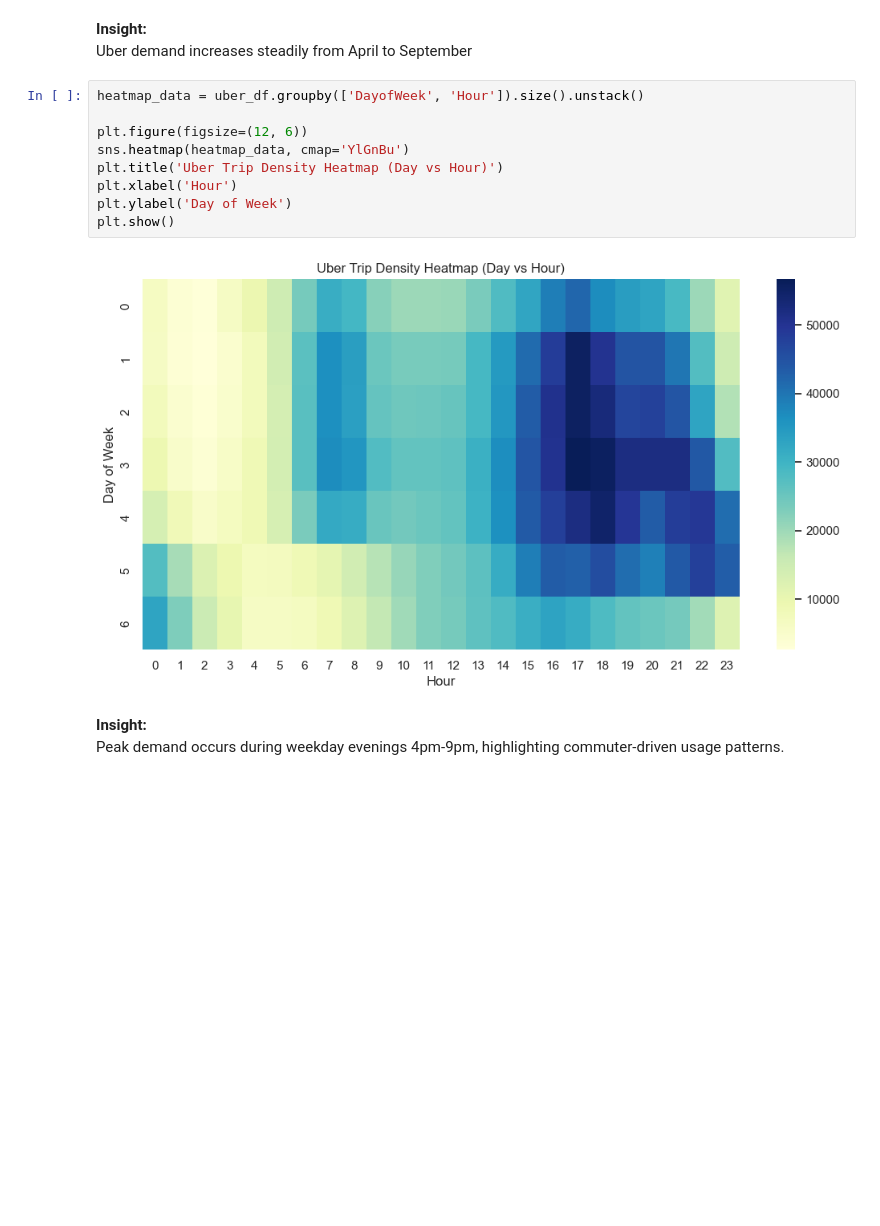
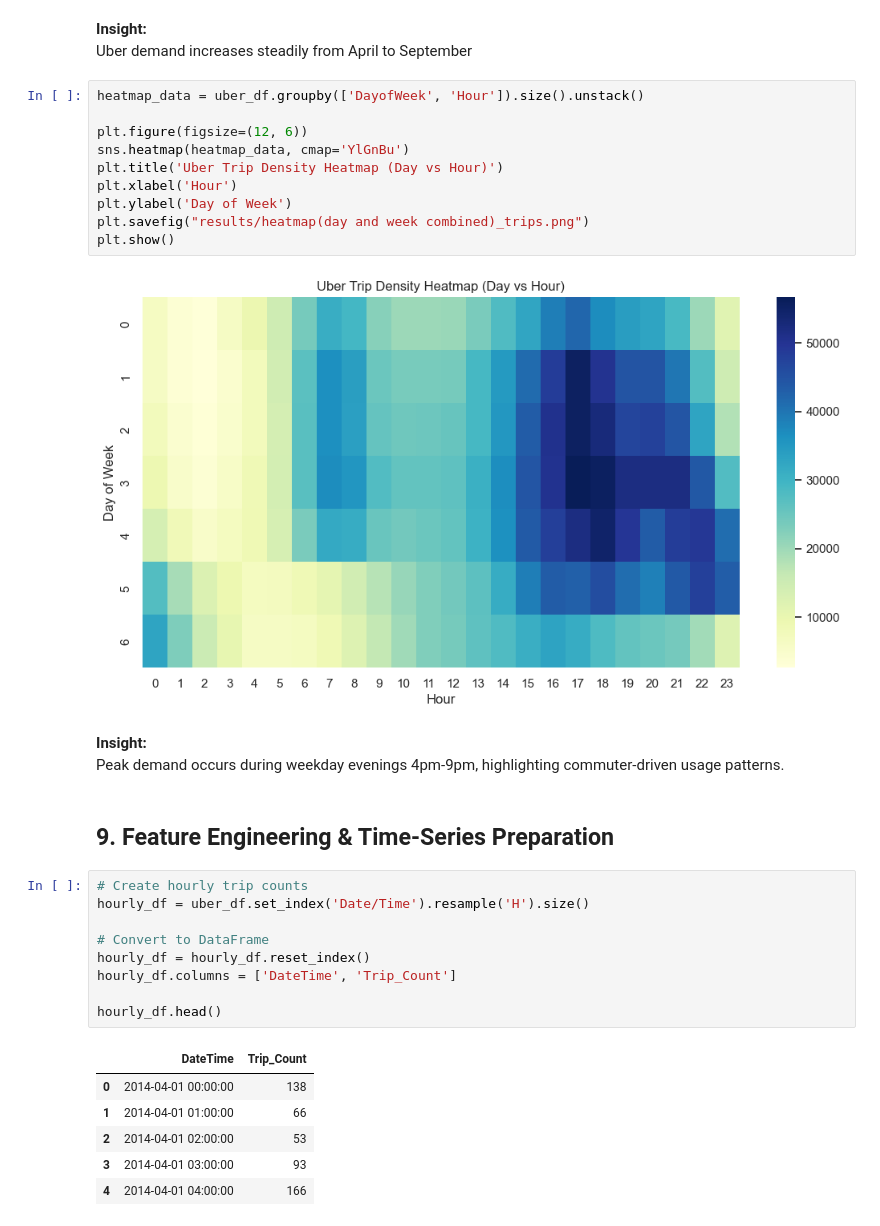
Before and after one commit to HarshaVaradhanGopal/Uber-Trip-Analysis-ML, a Jupyter notebook: Uber_Trip_Analysis.ipynb, the cells around one changed output. Saved outputs shown, nothing was run; the diff lists cells and outputs as text; blank space fills up the shorter version.

```diff
--- a/Uber_Trip_Analysis.ipynb
+++ b/Uber_Trip_Analysis.ipynb
@@ -196,9 +197,28 @@ sns.heatmap(heatmap_data, cmap='YlGnBu')
 plt.title('Uber Trip Density Heatmap (Day vs Hour)')
 plt.xlabel('Hour')
 plt.ylabel('Day of Week')
+plt.savefig("results/heatmap(day and week combined)_trips.png")
 plt.show()
 # %% [output]
 [figure]
 # %% [markdown]
 **Insight:**
 Peak demand occurs during weekday evenings 4pm-9pm, highlighting commuter-driven usage patterns.
+# %% [markdown]
+## 9. Feature Engineering & Time-Series Preparation
+# %%
+# Create hourly trip counts
+hourly_df = uber_df.set_index('Date/Time').resample('H').size()
+
+# Convert to DataFrame
+hourly_df = hourly_df.reset_index()
+hourly_df.columns = ['DateTime', 'Trip_Count']
+
+hourly_df.head()
+# %% [output]
+|  | DateTime | Trip_Count |
+| 0 | 2014-04-01 00:00:00 | 138 |
+| 1 | 2014-04-01 01:00:00 | 66 |
+| 2 | 2014-04-01 02:00:00 | 53 |
+| 3 | 2014-04-01 03:00:00 | 93 |
+| 4 | 2014-04-01 04:00:00 | 166 |
```
Also changed, not shown: parts of 7 cells of this notebook.
